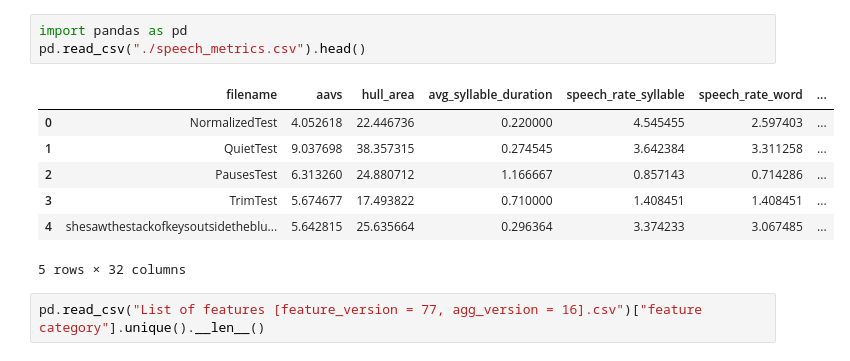
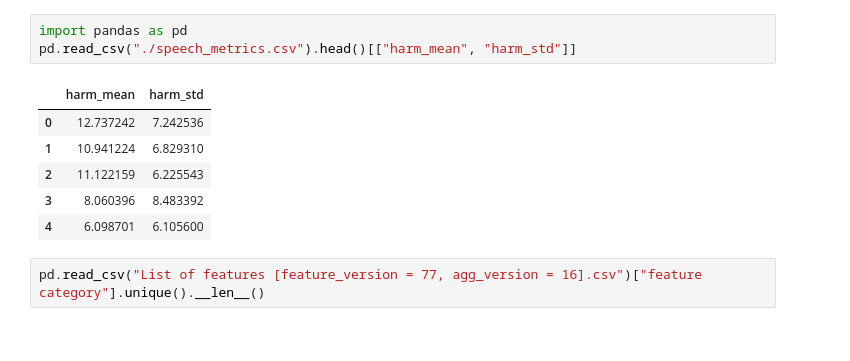
Before and after one commit to thomas-cong/PDBiomarkers, a Jupyter notebook: test_cycle.ipynb, the cells around one changed output. Cells and saved outputs as stored; diff of their text form.

```diff
--- a/test_cycle.ipynb
+++ b/test_cycle.ipynb
@@ -22,15 +23,14 @@ Alignment data saved to ./Alignment Files/shesawthestackofkeysoutsidethebluebox_
 Metrics saved to speech_metrics.csv
 # %%
 import pandas as pd
-pd.read_csv("./speech_metrics.csv").head()
+pd.read_csv("./speech_metrics.csv").head()[["harm_mean", "harm_std"]]
 # %% [output]
-|  | filename | aavs | hull_area | avg_syllable_duration | speech_rate_syllable | speech_rate_word | ... |
-| 0 | NormalizedTest | 4.052618 | 22.446736 | 0.220000 | 4.545455 | 2.597403 | ... |
-| 1 | QuietTest | 9.037698 | 38.357315 | 0.274545 | 3.642384 | 3.311258 | ... |
-| 2 | PausesTest | 6.313260 | 24.880712 | 1.166667 | 0.857143 | 0.714286 | ... |
-| 3 | TrimTest | 5.674677 | 17.493822 | 0.710000 | 1.408451 | 1.408451 | ... |
-| 4 | shesawthestackofkeysoutsidetheblu... | 5.642815 | 25.635664 | 0.296364 | 3.374233 | 3.067485 | ... |
+|  | harm_mean | harm_std |
+| 0 | 12.737242 | 7.242536 |
+| 1 | 10.941224 | 6.829310 |
+| 2 | 11.122159 | 6.225543 |
+| 3 | 8.060396 | 8.483392 |
+| 4 | 6.098701 | 6.105600 |
-5 rows × 32 columns
 # %%
 pd.read_csv("List of features [feature_version = 77, agg_version = 16].csv")["feature category"].unique().__len__()
 # %% [output]
```
Also changed, not shown: parts of 1 cell of this notebook, 7 other files.
